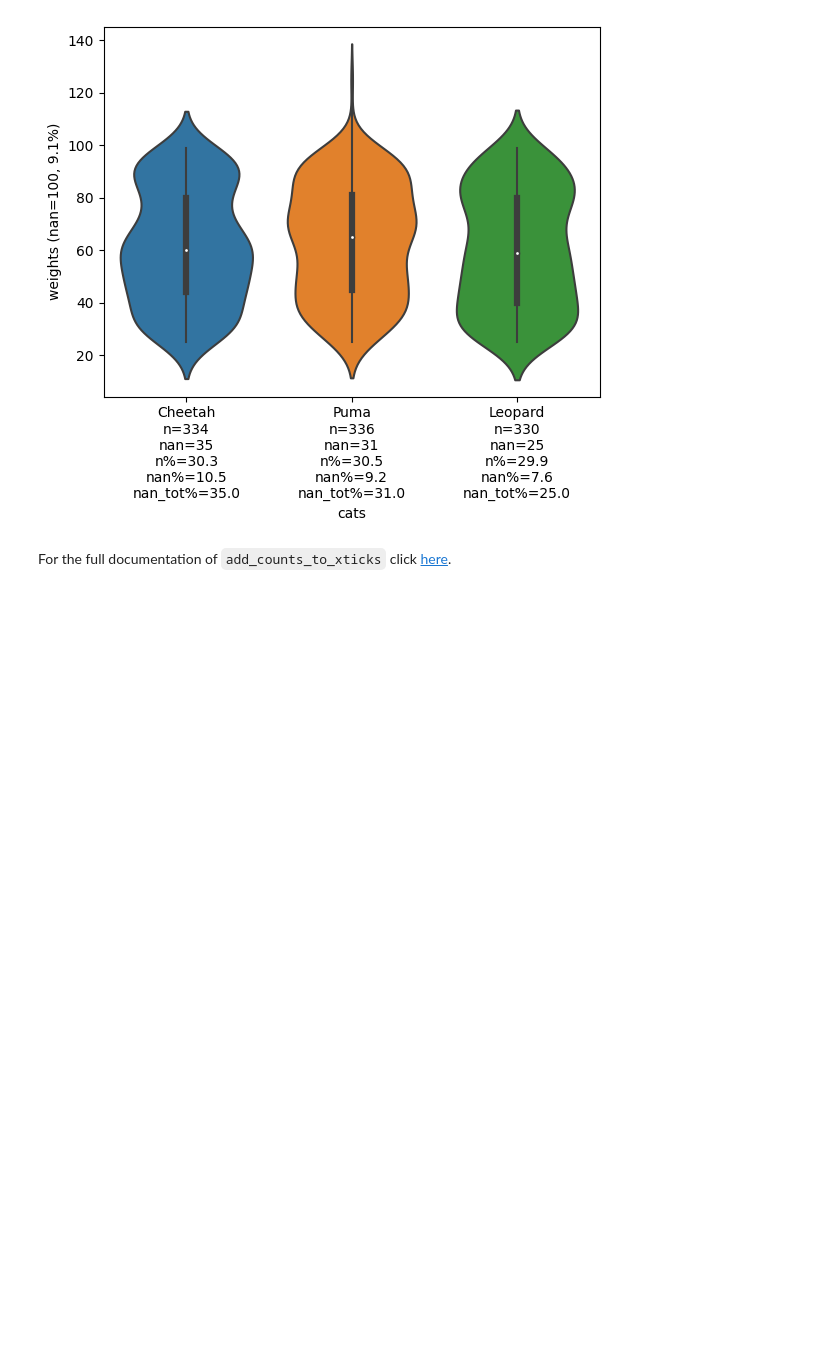
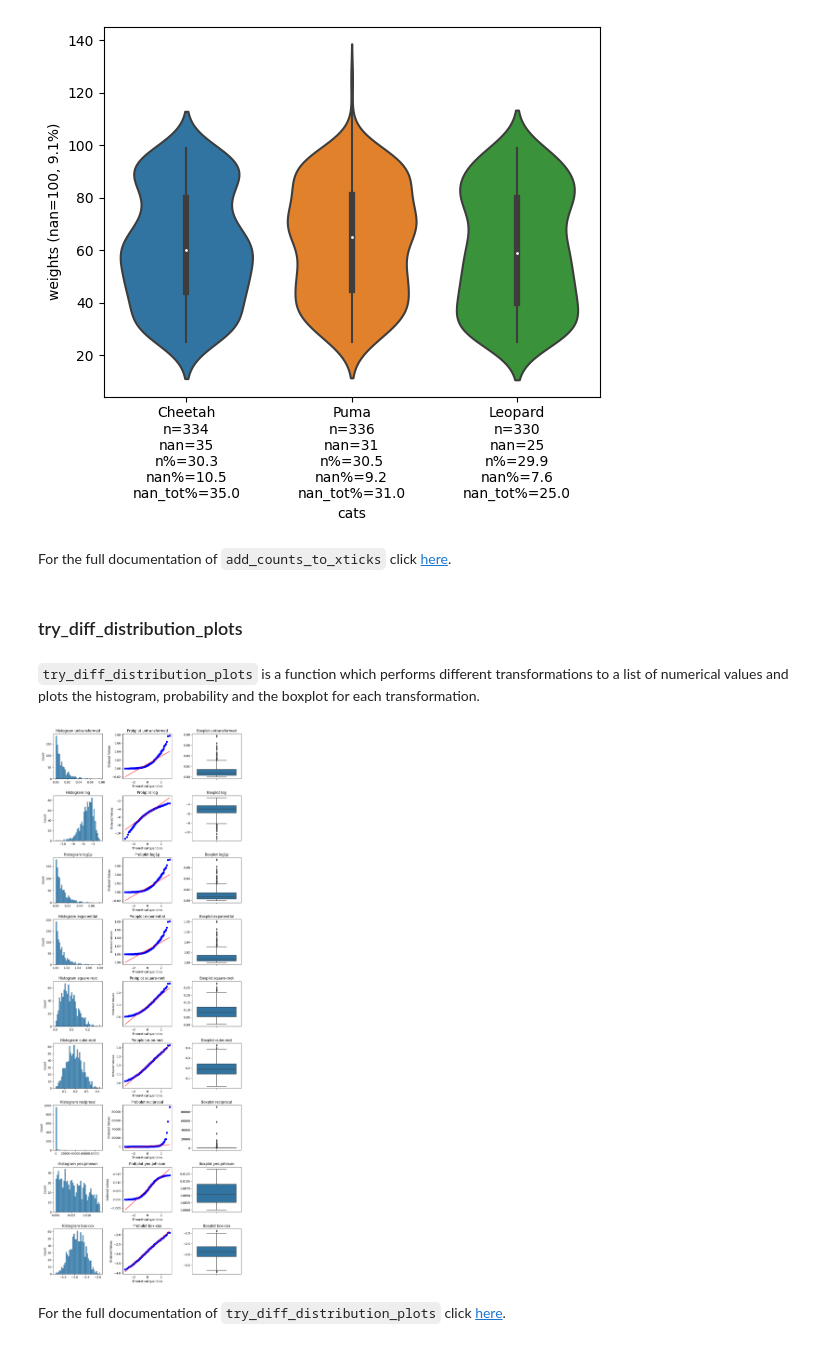
Before and after one commit to sTomerG/extra-datascience-tools, a Jupyter notebook: docs/source/notebooks/tutorial.ipynb, the cells around one changed output. Saved outputs shown, nothing was run; the diff lists cells and outputs as text; code cells hidden in the pictures; blank space fills up the shorter version.

Commit message:
added try_diff_distribution_plots to tutorial docs

```diff
--- a/docs/source/notebooks/tutorial.ipynb
+++ b/docs/source/notebooks/tutorial.ipynb
@@ -134,3 +134,19 @@ fig
 [figure]
 # %% [markdown]
 For the full documentation of `add_counts_to_xticks` click [here](https://extra-datascience-tools.readthedocs.io/en/latest/autoapi/extra_ds_tools/plots/format/index.html#extra_ds_tools.plots.format.add_counts_to_xticks).
+# %% [markdown]
+### try_diff_distribution_plots
+# %% [markdown]
+`try_diff_distribution_plots` is a function which performs different transformations to a list of numerical values and plots the histogram, probability and the boxplot for each transformation.
+# %%
+from numpy.random import default_rng
+from extra_ds_tools.plots.eda import try_diff_distribution_plots
+
+rng = default_rng(42)
+values = rng.pareto(a=100, size=1000)
+
+fig, axes, transformed_values = try_diff_distribution_plots(values, hist_bins=40)
+# %% [output]
+[figure, added]
+# %% [markdown]
+For the full documentation of `try_diff_distribution_plots` click [here](https://extra-datascience-tools.readthedocs.io/en/latest/autoapi/extra_ds_tools/plots/eda/index.html#extra_ds_tools.plots.eda.try_diff_distribution_plots).
```
